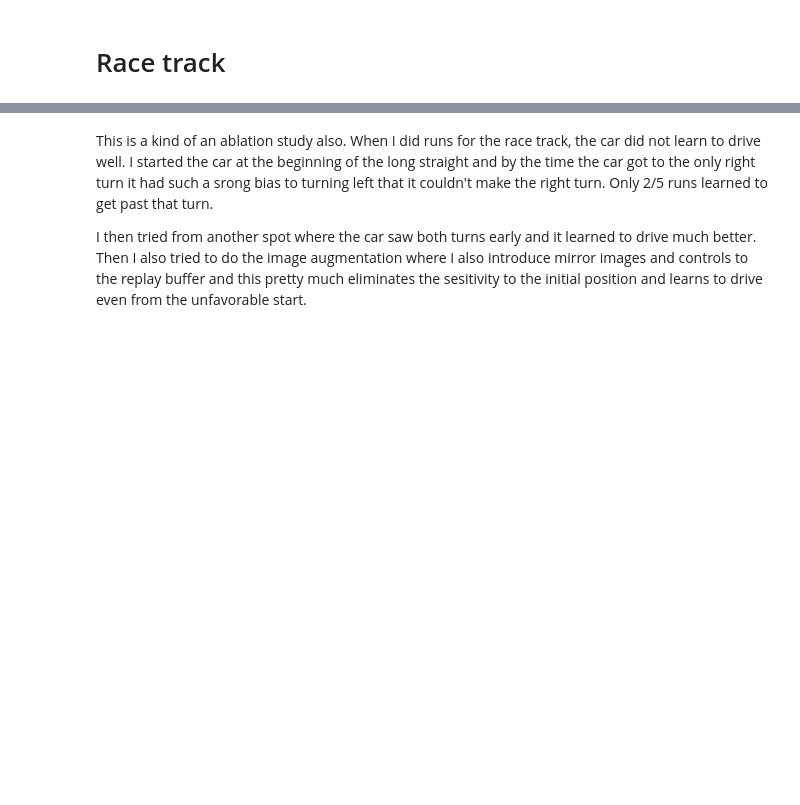
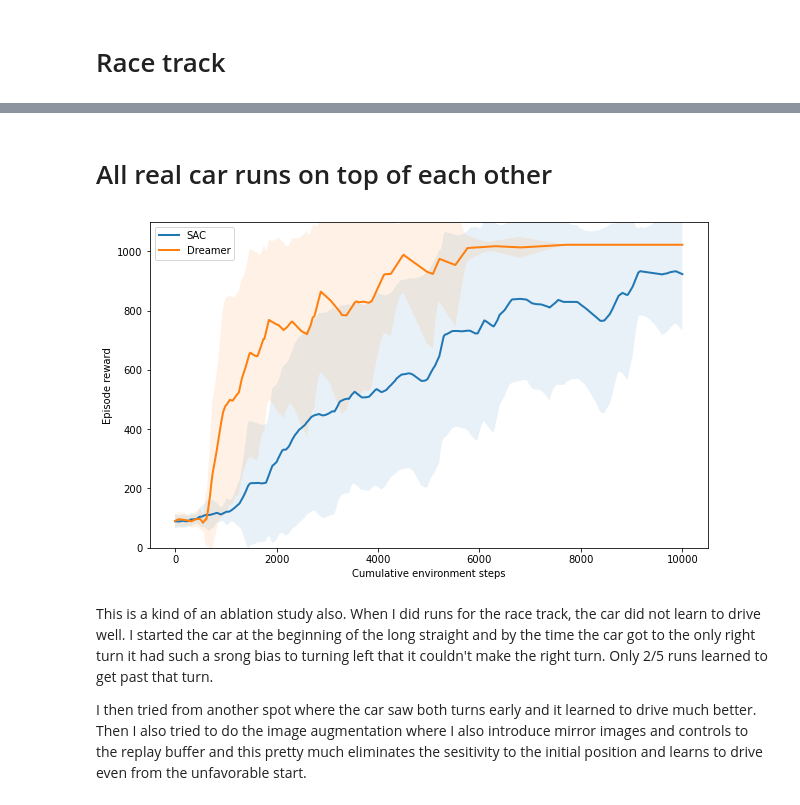
Before and after one commit to ari-viitala/RLDonkeyCar, a Jupyter notebook: analysis/Results.ipynb, the cells around one changed output, grey strips where cells are left out. Drawn from its saved outputs; the diff is of its cells as text; code cells hidden in the pictures; blank space fills up the shorter version.

```diff
--- a/analysis/Results.ipynb
+++ b/analysis/Results.ipynb
@@ -140,3 +205,11 @@ plt.show()
+# %% [markdown]
+# All real car runs on top of each other
+# %%
+plt.figure(1, (10, 6))
+plot_multiple(sac_runs, "SAC")
+plot_multiple(dreamer_runs, "Dreamer")
+# %% [output]
+[figure, added]
 # %% [markdown]
 This is a kind of an ablation study also. When I did runs for the race track, the car did not learn to drive well. I started the car at the beginning of the long straight and by the time the car got to the only right turn it had such a srong bias to turning left that it couldn't make the right turn. Only 2/5 runs learned to get past that turn.
 
```
Also changed, not shown: parts of 12 cells of this notebook, 21 other files.
